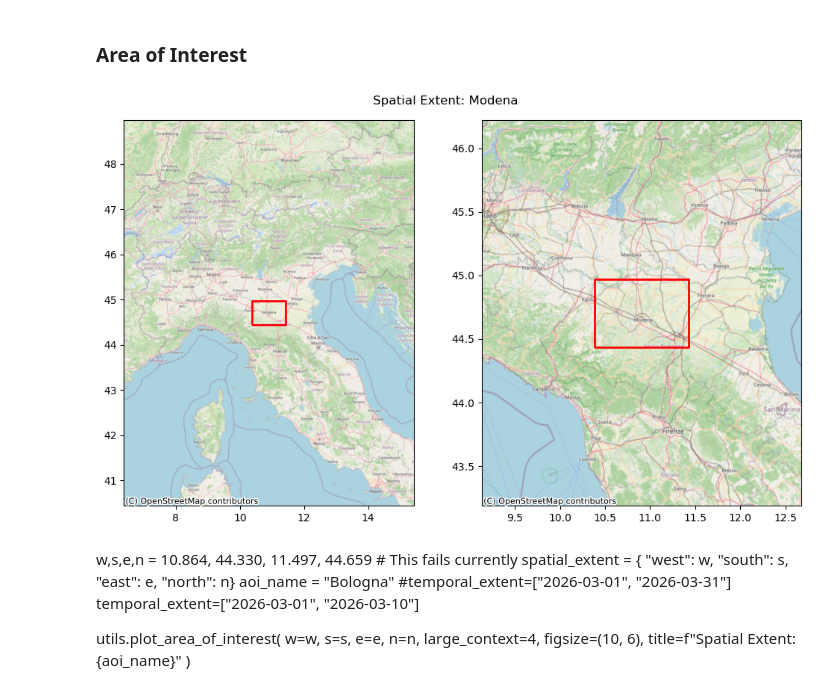
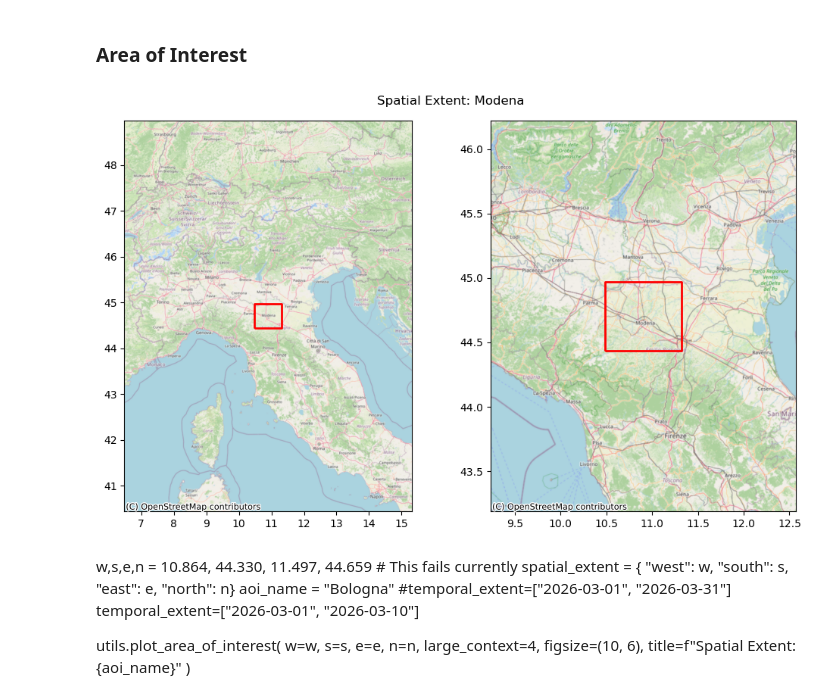
Before and after one commit to bcdev/apex-force-openeo, a Jupyter notebook: examples/run-level2-and-tsa/FORCE_level2_and_TSA.ipynb, the cells around one changed output. Cells and saved outputs as stored; diff of their text form; code cells hidden in the pictures.

Commit message:
reduce spatial extent to one tile

```diff
--- a/examples/run-level2-and-tsa/FORCE_level2_and_TSA.ipynb
+++ b/examples/run-level2-and-tsa/FORCE_level2_and_TSA.ipynb
@@ -75,22 +75,23 @@ import force_tsa_example_utils as utils
 # %% [markdown]
 ### Area of Interest
 # %%
-w,s,e,n = 10.386, 44.437, 11.423, 44.973
+w,s,e,n = 10.486, 44.437, 11.323, 44.973
 spatial_extent = { "west": w, "south": s, "east": e, "north": n}
 aoi_name = "Modena"
-temporal_extent=["2026-04-13", "2026-04-18"]
+#temporal_extent=["2026-03-01", "2026-03-15"]
+temporal_extent=["2026-02-01", "2026-02-10"]
 
 utils.plot_area_of_interest(
     w=w,
     s=s,
     e=e,
     n=n,
     large_context=4,
     figsize=(10, 6),
     title=f"Spatial Extent: {aoi_name}"
 )
 # %% [output]
-[figure, old version]
+[figure, new version]
 # %% [markdown]
 w,s,e,n = 10.864, 44.330, 11.497, 44.659 # This fails currently
 spatial_extent = { "west": w, "south": s, "east": e, "north": n}
```
Also changed, not shown: parts of 9 cells of this notebook.
